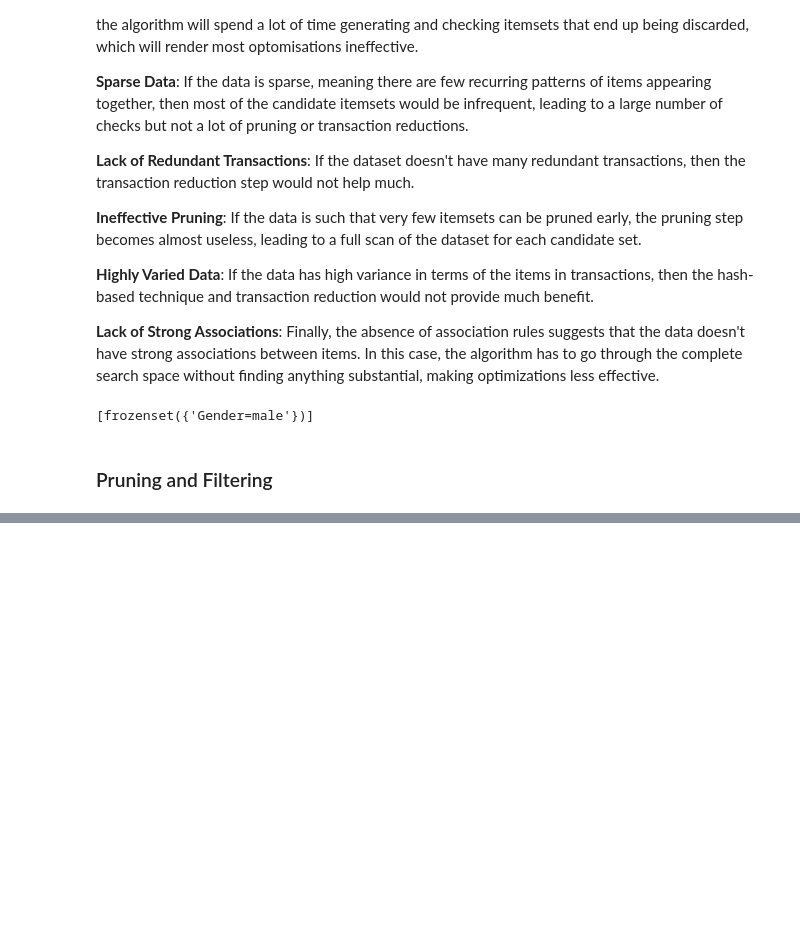
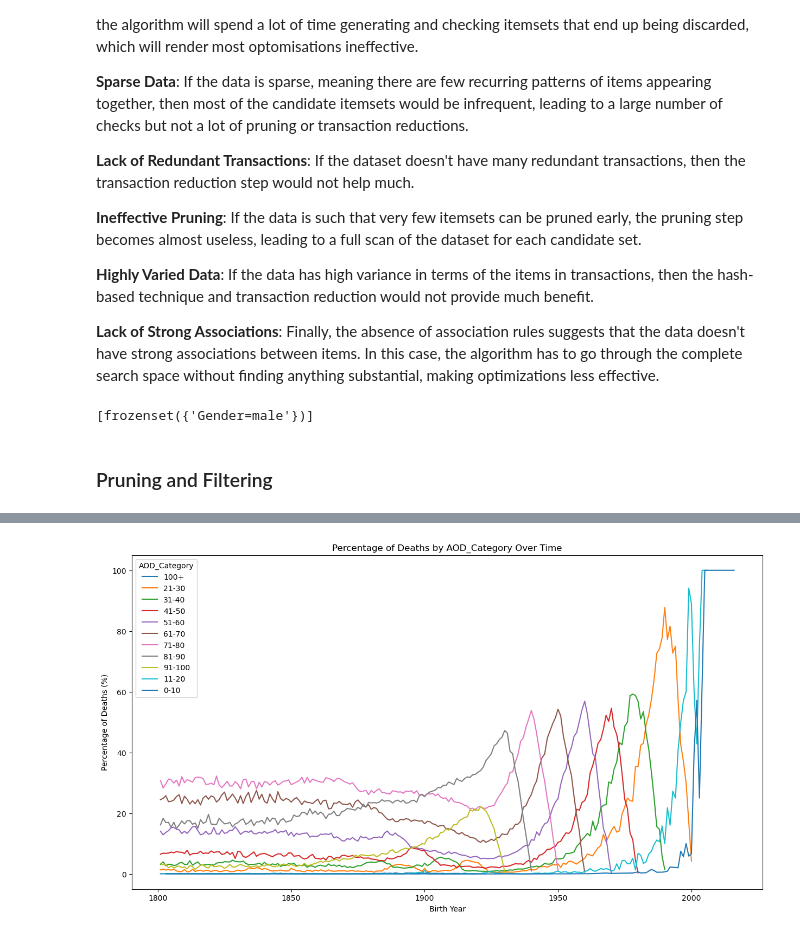
Before and after one commit to JamesHudsonn/3804ICT-Age-Analysis, a Jupyter notebook: Apriori.ipynb, the cells around one changed output, grey strips where cells are left out. Cells and saved outputs as stored; diff of their text form; code cells hidden in the pictures; blank space fills up the shorter version.

```diff
--- a/Apriori.ipynb
+++ b/Apriori.ipynb
@@ -377,0 +416,30 @@ frequent_itemsets_with_hashing[:10]
+# %%
+import matplotlib.pyplot as plt
+import pandas as pd
+
+# Assuming df is your DataFrame
+# Group by 'Birth year' and 'AOD_Category', then count the number of occurrences for each group
+grouped_by_year_category = df.groupby(['Birth year', 'AOD_Category']).size().reset_index(name='Count')
+
+# Calculate the total number of deaths for each 'Birth year'
+total_count_by_year = grouped_by_year_category.groupby('Birth year')['Count'].sum().reset_index(name='Total_Count')
+
+# Merge the two DataFrames to calculate percentages
+grouped_by_year_category = pd.merge(grouped_by_year_category, total_count_by_year, on='Birth year')
+
+# Calculate the percentage of each category for each year
+grouped_by_year_category['Percentage'] = (grouped_by_year_category['Count'] / grouped_by_year_category['Total_Count']) * 100
+
+# Plotting
+plt.figure(figsize=(15, 8))
+for category in grouped_by_year_category['AOD_Category'].unique():
+    subset = grouped_by_year_category[grouped_by_year_category['AOD_Category'] == category]
+    plt.plot(subset['Birth year'], subset['Percentage'], marker='', label=category)
+
+plt.xlabel('Birth Year')
+plt.ylabel('Percentage of Deaths (%)')
+plt.title('Percentage of Deaths by AOD_Category Over Time')
+plt.legend(title='AOD_Category')
+plt.show()
+# %% [output]
+[figure, added]
```
Also changed, not shown: parts of 5 cells of this notebook.
